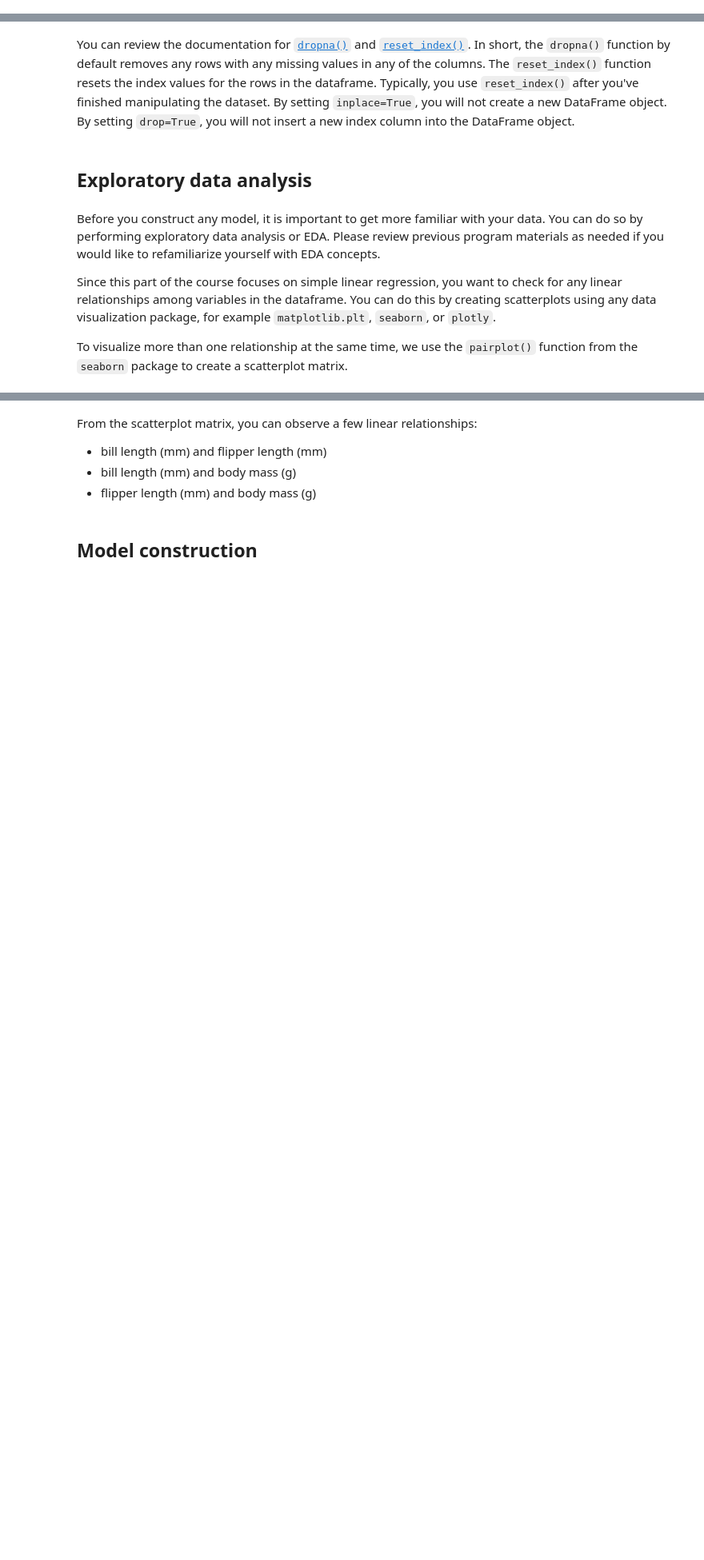
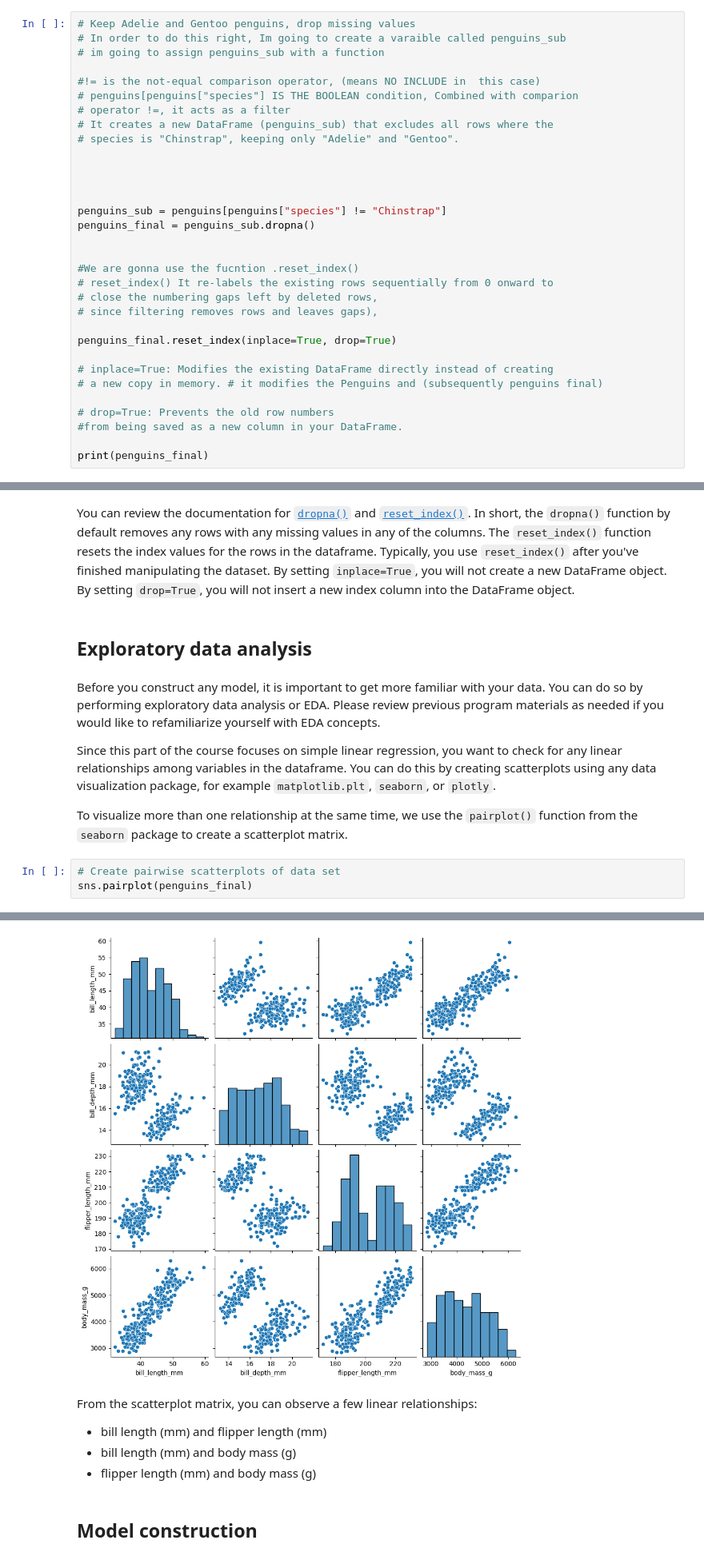
Before and after one commit to dyyland23-glitch/Penguins_Explore-linear-regression-with-Python, a Jupyter notebook: Penguins Explore linear regression with Python.ipynb, the cells around one changed output, grey strips where cells are left out. Shown at 80% size. Drawn from its saved outputs; the diff is of its cells as text; blank space fills up the shorter version.

```diff
--- a/Penguins Explore linear regression with Python.ipynb
+++ b/Penguins Explore linear regression with Python.ipynb
@@ -82,3 +82,35 @@ penguins.dropna()
 | 342 | Gentoo | Biscoe | 45.2 | 14.8 | 212.0 | 5200.0 | Female |
 | 343 | Gentoo | Biscoe | 49.9 | 16.1 | 213.0 | 5400.0 | Male |
 333 rows × 7 columns
+# %%
+# Keep Adelie and Gentoo penguins, drop missing values
+# In order to do this right, Im going to create a varaible called penguins_sub
+# im going to assign penguins_sub with a function
+
+#!= is the not-equal comparison operator, (means NO INCLUDE in  this case)
+# penguins[penguins["species"] IS THE BOOLEAN condition, Combined with comparion
+# operator !=, it acts as a filter
+# It creates a new DataFrame (penguins_sub) that excludes all rows where the
+# species is "Chinstrap", keeping only "Adelie" and "Gentoo".
+
+
+
+
+penguins_sub = penguins[penguins["species"] != "Chinstrap"]
+penguins_final = penguins_sub.dropna()
+
+
+#We are gonna use the fucntion .reset_index()
+# reset_index() It re-labels the existing rows sequentially from 0 onward to
+# close the numbering gaps left by deleted rows,
+# since filtering removes rows and leaves gaps),
+
+penguins_final.reset_index(inplace=True, drop=True)
+
+# inplace=True: Modifies the existing DataFrame directly instead of creating
+# a new copy in memory. # it modifies the Penguins and (subsequently penguins final)
+
+# drop=True: Prevents the old row numbers
+#from being saved as a new column in your DataFrame.
+
+print(penguins_final)
@@ -92,3 +142,7 @@ Before you construct any model, it is important to get more familiar with your d
 Since this part of the course focuses on simple linear regression, you want to check for any linear relationships among variables in the dataframe. You can do this by creating scatterplots using any data visualization package, for example `matplotlib.plt`, `seaborn`, or `plotly`.
 
 To visualize more than one relationship at the same time, we use the `pairplot()` function from the `seaborn` package to create a scatterplot matrix.
+# %%
+# Create pairwise scatterplots of data set
+sns.pairplot(penguins_final)
+# %% [output]
@@ -95,3 +150,4 @@ To visualize more than one relationship at the same time, we use the `pairplot()
+[figure, added]
 # %% [markdown]
 From the scatterplot matrix, you can observe a few linear relationships:
 * bill length (mm) and flipper length (mm)
```
Also changed, not shown: parts of 18 cells of this notebook.
